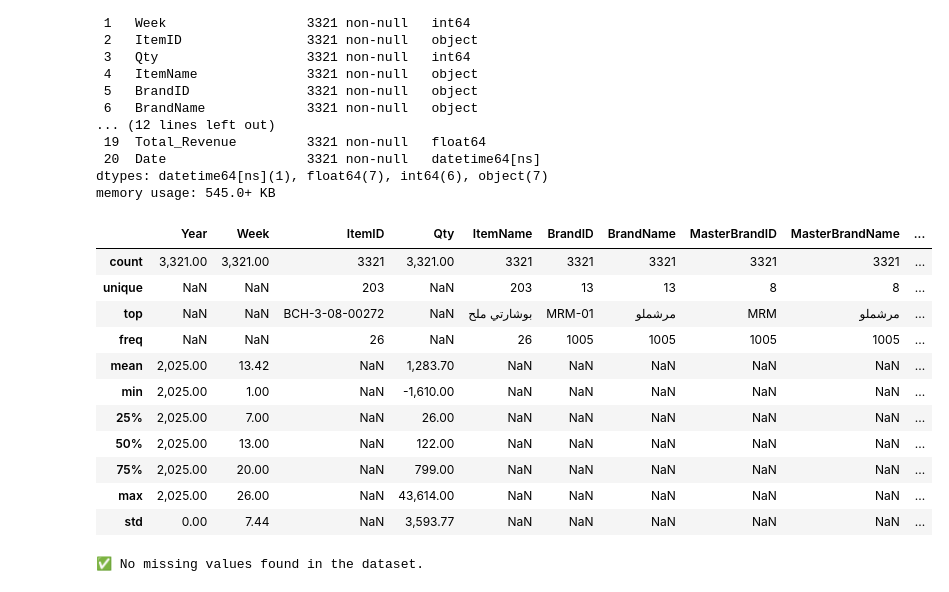
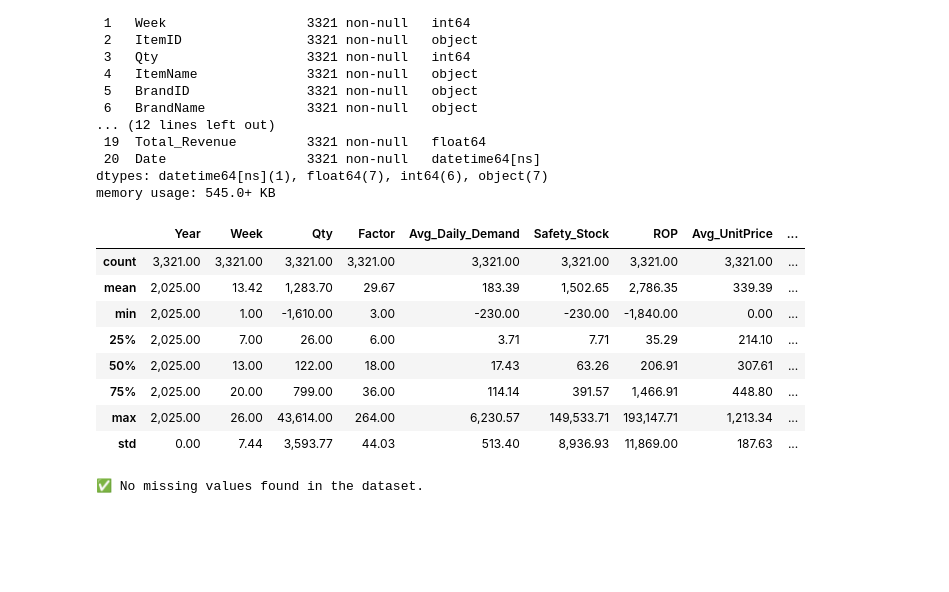
Before and after one commit to Moka-4444/Project-6-Demand-Forecasting-Inventory-Optimization-Engine-, a Jupyter notebook: notebooks/01_data_collection_eda.ipynb, the cells around one changed output. Saved outputs shown, nothing was run; the diff lists cells and outputs as text; code cells hidden in the pictures; blank space fills up the shorter version.

```diff
--- a/notebooks/01_data_collection_eda.ipynb
+++ b/notebooks/01_data_collection_eda.ipynb
@@ -185,20 +185,17 @@ dtypes: datetime64[ns](1), float64(7), int64(6), object(7)
 memory usage: 545.0+ KB
 # %%
 # ── Descriptive Statistics ────────────────────────────────────────────────────
-df.describe(include='all')
+df.describe()
 # %% [output]
-|  | Year | Week | ItemID | Qty | ItemName | BrandID | BrandName | MasterBrandID | MasterBrandName | ... |
-| count | 3,321.00 | 3,321.00 | 3321 | 3,321.00 | 3321 | 3321 | 3321 | 3321 | 3321 | ... |
-| unique | NaN | NaN | 203 | NaN | 203 | 13 | 13 | 8 | 8 | ... |
-| top | NaN | NaN | BCH-3-08-00272 | NaN | بوشارتي ملح | MRM-01 | مرشملو | MRM | مرشملو | ... |
-| freq | NaN | NaN | 26 | NaN | 26 | 1005 | 1005 | 1005 | 1005 | ... |
-| mean | 2,025.00 | 13.42 | NaN | 1,283.70 | NaN | NaN | NaN | NaN | NaN | ... |
-| min | 2,025.00 | 1.00 | NaN | -1,610.00 | NaN | NaN | NaN | NaN | NaN | ... |
-| 25% | 2,025.00 | 7.00 | NaN | 26.00 | NaN | NaN | NaN | NaN | NaN | ... |
-| 50% | 2,025.00 | 13.00 | NaN | 122.00 | NaN | NaN | NaN | NaN | NaN | ... |
-| 75% | 2,025.00 | 20.00 | NaN | 799.00 | NaN | NaN | NaN | NaN | NaN | ... |
-| max | 2,025.00 | 26.00 | NaN | 43,614.00 | NaN | NaN | NaN | NaN | NaN | ... |
-| std | 0.00 | 7.44 | NaN | 3,593.77 | NaN | NaN | NaN | NaN | NaN | ... |
+|  | Year | Week | Qty | Factor | Avg_Daily_Demand | Safety_Stock | ROP | Avg_UnitPrice | ... |
+| count | 3,321.00 | 3,321.00 | 3,321.00 | 3,321.00 | 3,321.00 | 3,321.00 | 3,321.00 | 3,321.00 | ... |
+| mean | 2,025.00 | 13.42 | 1,283.70 | 29.67 | 183.39 | 1,502.65 | 2,786.35 | 339.39 | ... |
+| min | 2,025.00 | 1.00 | -1,610.00 | 3.00 | -230.00 | -230.00 | -1,840.00 | 0.00 | ... |
+| 25% | 2,025.00 | 7.00 | 26.00 | 6.00 | 3.71 | 7.71 | 35.29 | 214.10 | ... |
+| 50% | 2,025.00 | 13.00 | 122.00 | 18.00 | 17.43 | 63.26 | 206.91 | 307.61 | ... |
+| 75% | 2,025.00 | 20.00 | 799.00 | 36.00 | 114.14 | 391.57 | 1,466.91 | 448.80 | ... |
+| max | 2,025.00 | 26.00 | 43,614.00 | 264.00 | 6,230.57 | 149,533.71 | 193,147.71 | 1,213.34 | ... |
+| std | 0.00 | 7.44 | 3,593.77 | 44.03 | 513.40 | 8,936.93 | 11,869.00 | 187.63 | ... |
 # %%
 # ── Missing Values ────────────────────────────────────────────────────────────
 missing = pd.DataFrame({
```
Also changed, not shown: parts of 3 cells of this notebook, 1 other file.
